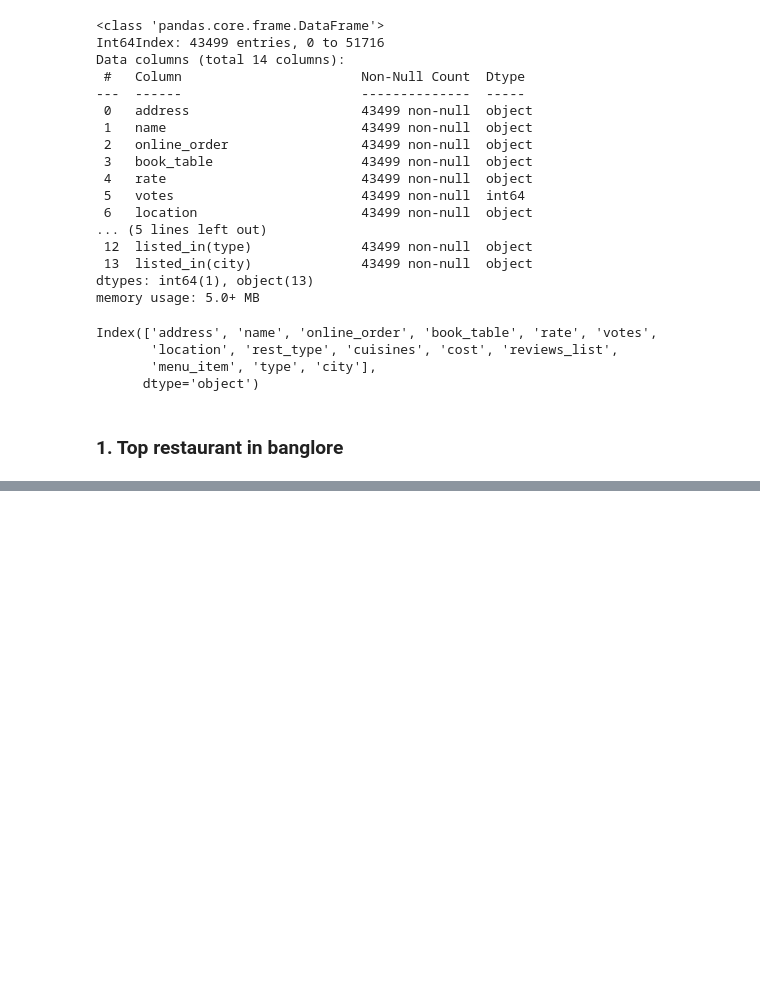
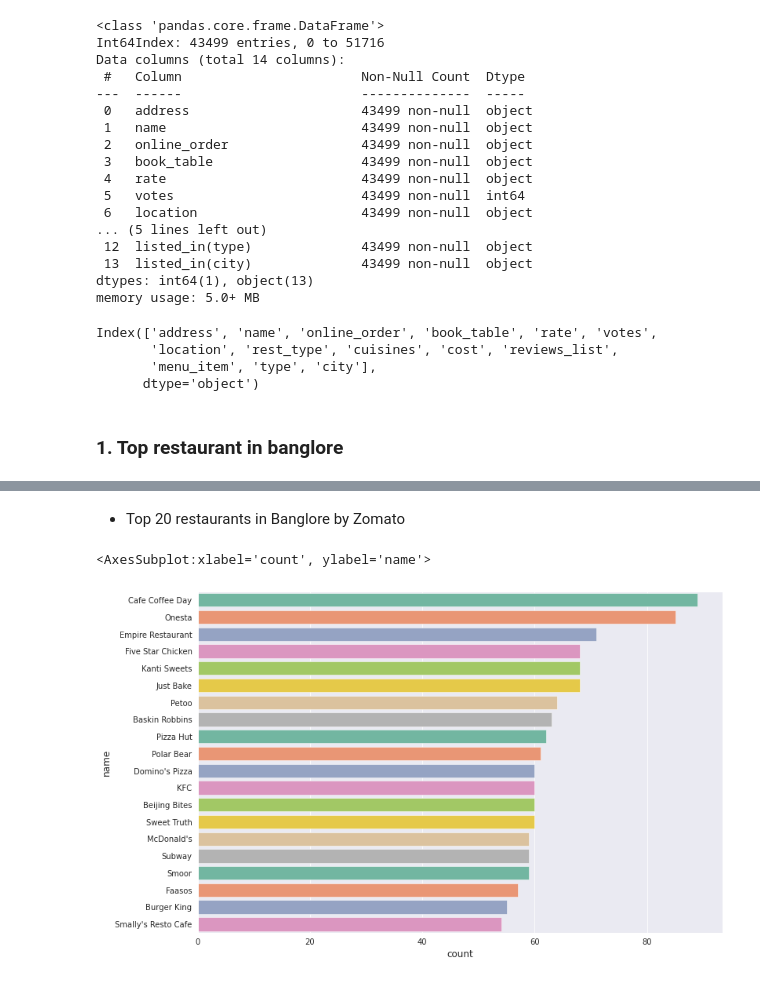
Before and after one commit to karan842/zomato-restaurants-analysis, a Jupyter notebook: zomato-restaurant-analysis.ipynb, the cells around one changed output, grey strips where cells are left out. Cells and saved outputs as stored; diff of their text form; code cells hidden in the pictures; blank space fills up the shorter version.

Commit message:
Kaggle Notebook | Zomato Restaurant Analysis | Version 5

```diff
--- a/zomato-restaurant-analysis.ipynb
+++ b/zomato-restaurant-analysis.ipynb
@@ -203,0 +235,10 @@ plt.show()
+# %% [markdown]
+- Top 20 restaurants in Banglore by Zomato
+# %%
+top_20_restaurants = df['name'].value_counts(ascending=False)[:20]
+
+plt.figure(figsize=(12,8))
+sns.countplot(y='name', data=df, order=top_20_restaurants.index,palette='Set2')
+# %% [output]
+<AxesSubplot:xlabel='count', ylabel='name'>
+[figure, added]
```
Also changed, not shown: parts of 3 cells of this notebook.
